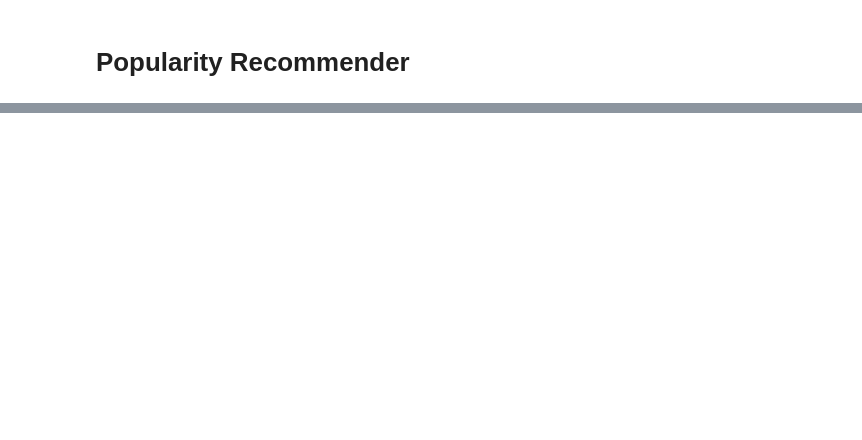
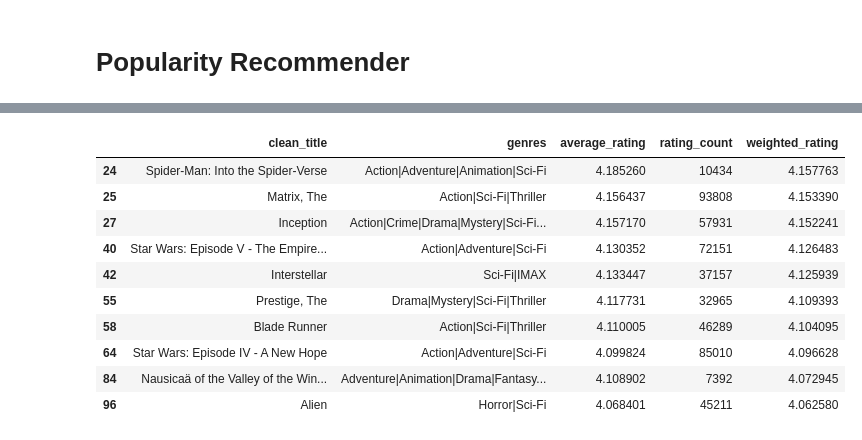
Before and after one commit to replyeshab/CineAI-AI-Based-Hybrid-Recommendation-System, a Jupyter notebook: movie_recommendation_system_Popularity_Recommender.ipynb, the cells around one changed output, grey strips where cells are left out. Cells and saved outputs as stored; diff of their text form; code cells hidden in the pictures; blank space fills up the shorter version.

```diff
--- a/movie_recommendation_system_Popularity_Recommender.ipynb
+++ b/movie_recommendation_system_Popularity_Recommender.ipynb
@@ -24,0 +82,24 @@ FileNotFoundError: [Errno 2] No such file or directory: 'artifacts/movie_stats.p
+# %%
+def recommend_by_genre(
+    genre,
+    top_n=10
+):
+
+    genre_movies = popular_movies[
+        popular_movies["genres"]
+        .str.contains(
+            genre,
+            case=False,
+            na=False
+        )
+    ]
+
+    columns = [
+        "clean_title",
+        "genres",
+        "average_rating",
+        "rating_count",
+        "weighted_rating"
+    ]
+
+    return genre_movies[columns].head(top_n)
@@ -24,0 +120,14 @@ FileNotFoundError: [Errno 2] No such file or directory: 'artifacts/movie_stats.p
+# %%
+recommend_by_genre("Sci-Fi")
+# %% [output]
+|  | clean_title | genres | average_rating | rating_count | weighted_rating |
+| 24 | Spider-Man: Into the Spider-Verse | Action|Adventure|Animation|Sci-Fi | 4.185260 | 10434 | 4.157763 |
+| 25 | Matrix, The | Action|Sci-Fi|Thriller | 4.156437 | 93808 | 4.153390 |
+| 27 | Inception | Action|Crime|Drama|Mystery|Sci-Fi... | 4.157170 | 57931 | 4.152241 |
+| 40 | Star Wars: Episode V - The Empire... | Action|Adventure|Sci-Fi | 4.130352 | 72151 | 4.126483 |
+| 42 | Interstellar | Sci-Fi|IMAX | 4.133447 | 37157 | 4.125939 |
+| 55 | Prestige, The | Drama|Mystery|Sci-Fi|Thriller | 4.117731 | 32965 | 4.109393 |
+| 58 | Blade Runner | Action|Sci-Fi|Thriller | 4.110005 | 46289 | 4.104095 |
+| 64 | Star Wars: Episode IV - A New Hope | Action|Adventure|Sci-Fi | 4.099824 | 85010 | 4.096628 |
+| 84 | Nausicaä of the Valley of the Win... | Adventure|Animation|Drama|Fantasy... | 4.108902 | 7392 | 4.072945 |
+| 96 | Alien | Horror|Sci-Fi | 4.068401 | 45211 | 4.062580 |
```
Also changed, not shown: parts of 11 cells of this notebook.
